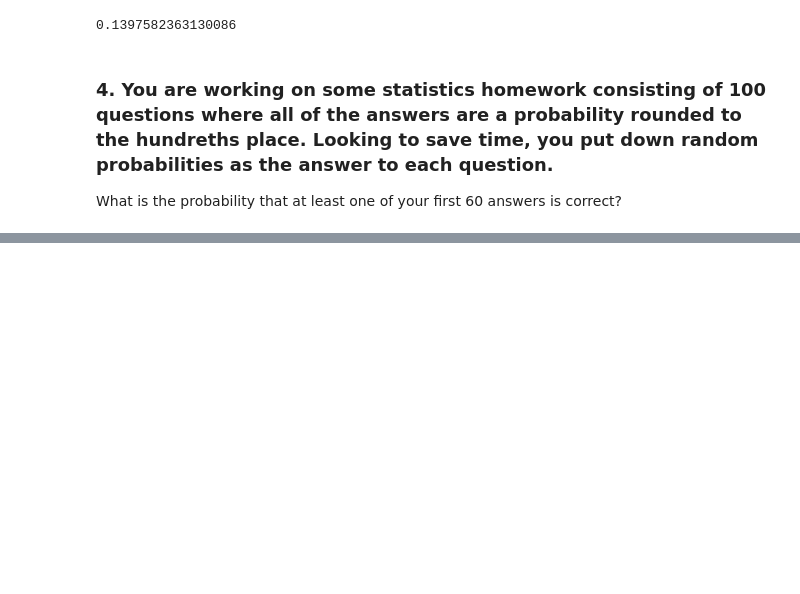
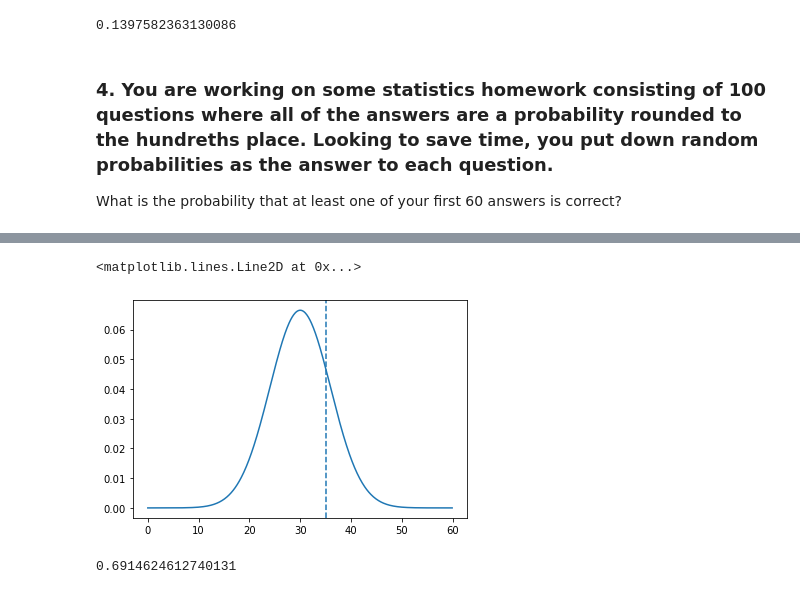
Before and after one commit to brentschriver/statistics-exercises, a Jupyter notebook: probability_distributions.ipynb, the cells around one changed output, grey strips where cells are left out. Saved outputs shown, nothing was run; the diff lists cells and outputs as text; code cells hidden in the pictures; blank space fills up the shorter version.

```diff
--- a/probability_distributions.ipynb
+++ b/probability_distributions.ipynb
@@ -98,0 +135,18 @@ What is the probability that at least one of your first 60 answers is correct?
+# %%
+mu = 15 * 2 # minutes
+sigma = 3 * 2 # minutes
+
+line = stats.norm(mu, sigma)
+
+x = np.arange(0, 60, 0.1)
+y = line.pdf(x)
+
+plt.plot(x,y)
+plt.axvline(35, ls = '--')
+# %% [output]
+<matplotlib.lines.Line2D at 0x...>
+[figure, added]
+# %%
+line.cdf(33)
+# %% [output]
+0.6914624612740131
```
Also changed, not shown: parts of 9 cells of this notebook, 1 other file.
